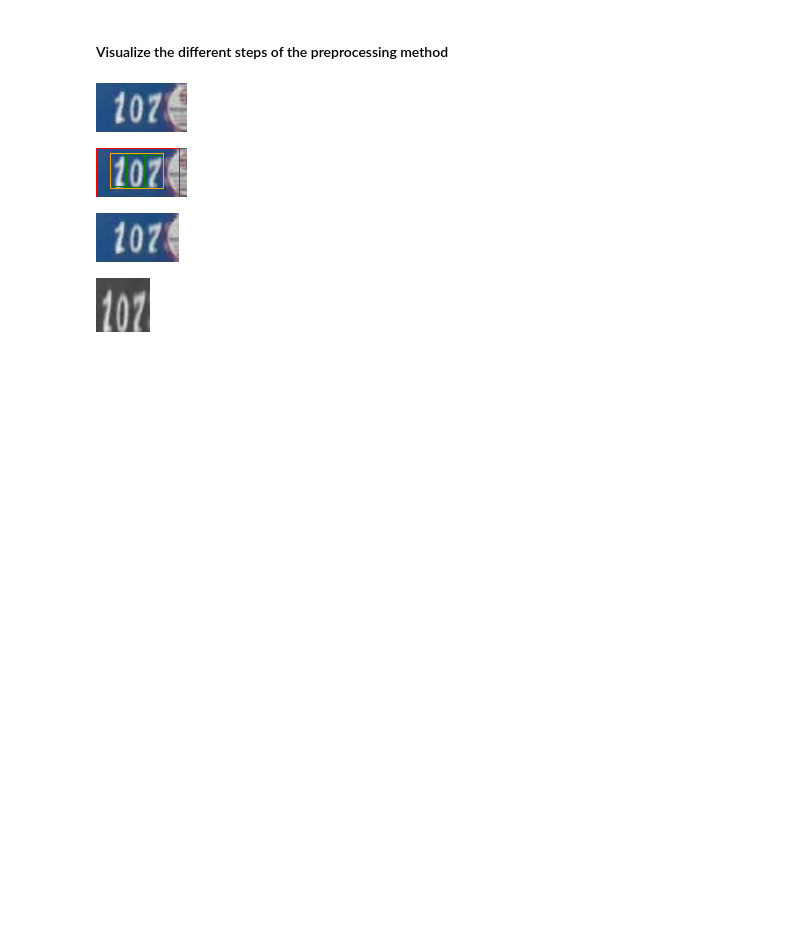
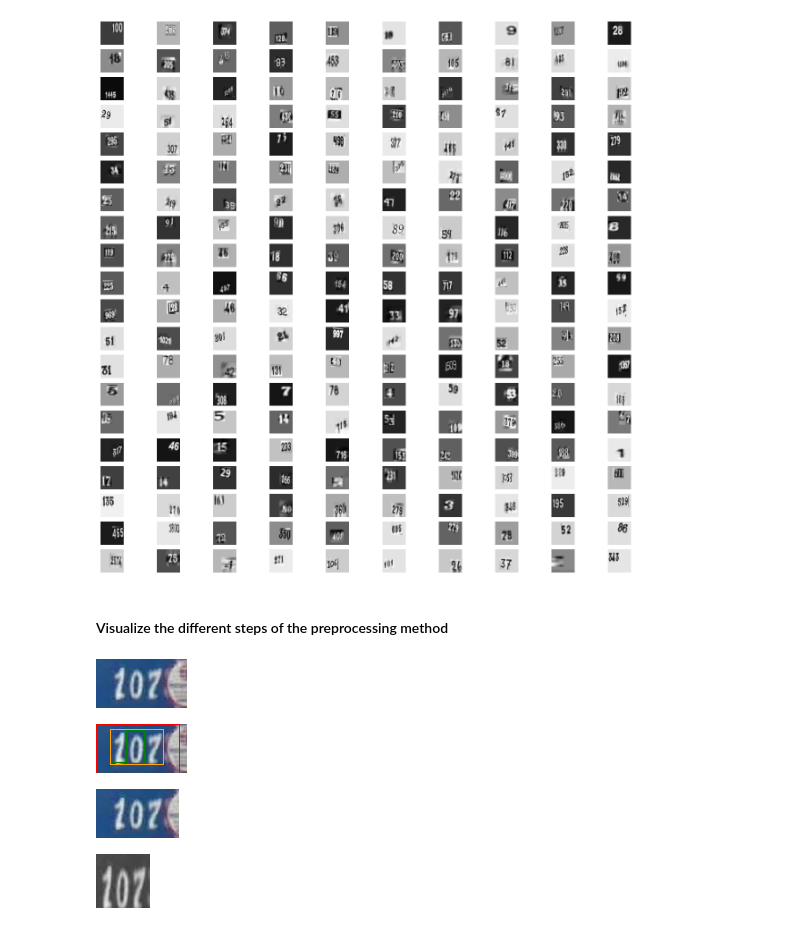
Before and after one commit to JordiMoralesCasas/transformer_dram_ram, a Jupyter notebook: notebooks/SVHN_larger_preprocessing.ipynb, the cells around one changed output. Saved outputs shown, nothing was run; the diff lists cells and outputs as text; code cells hidden in the pictures; blank space fills up the shorter version.

```diff
--- a/notebooks/SVHN_larger_preprocessing.ipynb
+++ b/notebooks/SVHN_larger_preprocessing.ipynb
@@ -20,0 +184,80 @@ with open(data_dir + "test_data.pkl", "rb") as f:
+# %%
+ncols, nrows = 10, 20
+fig, ax = plt.subplots(ncols=ncols, nrows=nrows, figsize=(16, 16))
+
+rand_idx = np.random.randint(low=0, high=len(train_data), size=(nrows, ncols))
+
+SIZE = 110
+trans = transforms.Compose([
+            transforms.Resize((SIZE, SIZE))])
+
+
+proportion_img = 1.3*SIZE/64#0.5
+
+for i in range(nrows):
+    for j in range(ncols):
+        # get random sample
+        sample = train_data[rand_idx[i, j]]
+
+        # open image
+        img_path = os.path.join(data_dir, sample["dataset_split"], sample["filename"])
+        img = Image.open(img_path).convert('L')
+        w, h = img.size
+
+        # get digit bboxes
+        bboxes = sample["boxes"]
+
+        # Get smaller bounding box that contain all digit bounding boxes
+        x1 = int(min([i["left"] for i in bboxes]))
+        y1 = int(min([i["top"] for i in bboxes]))
+        x2 = int(max([i["left"] + i["width"] for i in bboxes]))
+        y2 = int(max([i["top"] + i["height"] for i in bboxes]))
+
+        # get matrix containing the bbox
+        bbox_img = np.array(img)[y1:y2, x1:x2]
+        h, w = bbox_img.shape
+
+        print((x1, y1, x2, y2), bboxes, bbox_img.shape)
+
+        # compute the mean background color and create an empty background image with random noise
+        mean_background_color = np.median(
+            np.concatenate([bbox_img[:, 0], bbox_img[:, -1], bbox_img[0, :], bbox_img[-1, :]]))
+
+        """
+        # invert colors if background dark
+        if mean_background_color < 0.5*255:
+            bbox_img = 255 - bbox_img
+            mean_background_color = 255 - mean_background_color"""
+
+        new_img = (
+            np.random.normal(
+                loc=mean_background_color/255, scale=0.0,
+                size=(int(h*proportion_img), int(w*proportion_img))#(int(h/proportion_img), int(w/proportion_img))
+                )*255).astype("uint8")
+        new_img = np.clip(new_img, a_min=0, a_max=255)
+
+        # randomly paste the bbox on the background image or place in the center for inference
+        if True:
+            rand_x, rand_y = np.random.randint(0, new_img.shape[1]-w), np.random.randint(0, new_img.shape[0]-h)
+        else:
+            rand_x, rand_y= int((new_img.shape[1]-w)/2), int((new_img.shape[0]-h)/2)
+
+        new_img[rand_y:rand_y+h, rand_x:rand_x+w] = bbox_img
+
+        # to blur borders, we create a mask around the bbox to do inpainting
+        mask = np.zeros(new_img.shape, dtype="uint8")
+        border_size = 10
+        mask[rand_y-border_size:rand_y+h+border_size, rand_x-border_size:rand_x+w+border_size] = 1
+        mask[rand_y:rand_y+h, rand_x:rand_x+w] = 0
+
+        new_img = cv2.inpaint(new_img, mask, 5, cv2.INPAINT_NS)
+
+        # convert to PIL and resize image
+        img = Image.fromarray(new_img)
+        img = trans(img)
+
+        ax[i, j].axis("off")
+        ax[i, j].imshow(img, cmap="gray")
+
+plt.show()
+# %% [output]
@@ -21,3 +281,4 @@ with open(data_dir + "test_data.pkl", "rb") as f:
+[figure, added]
 # %% [markdown]
 #### Visualize the different steps of the preprocessing method
 # %%
```
Also changed, not shown: parts of 6 cells of this notebook, 12 other files.
